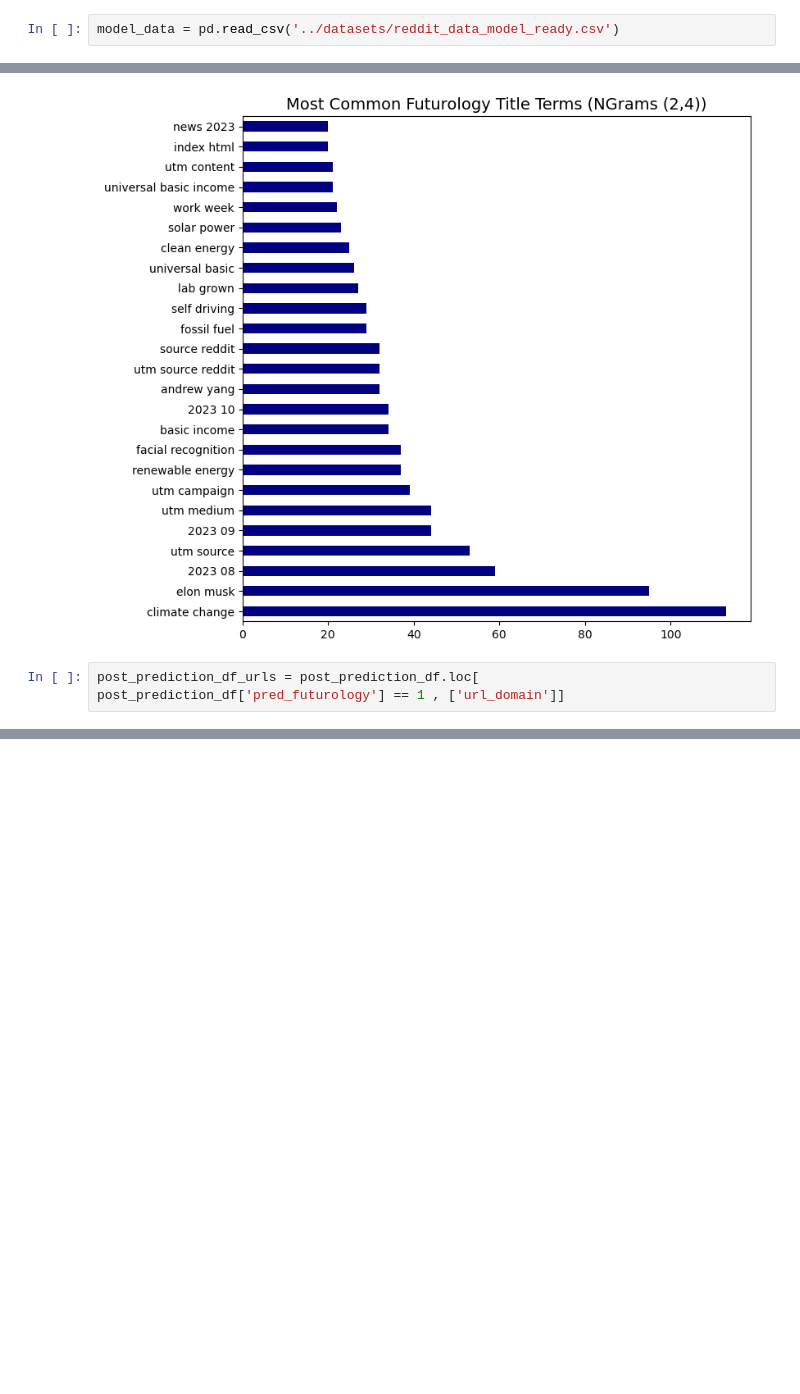
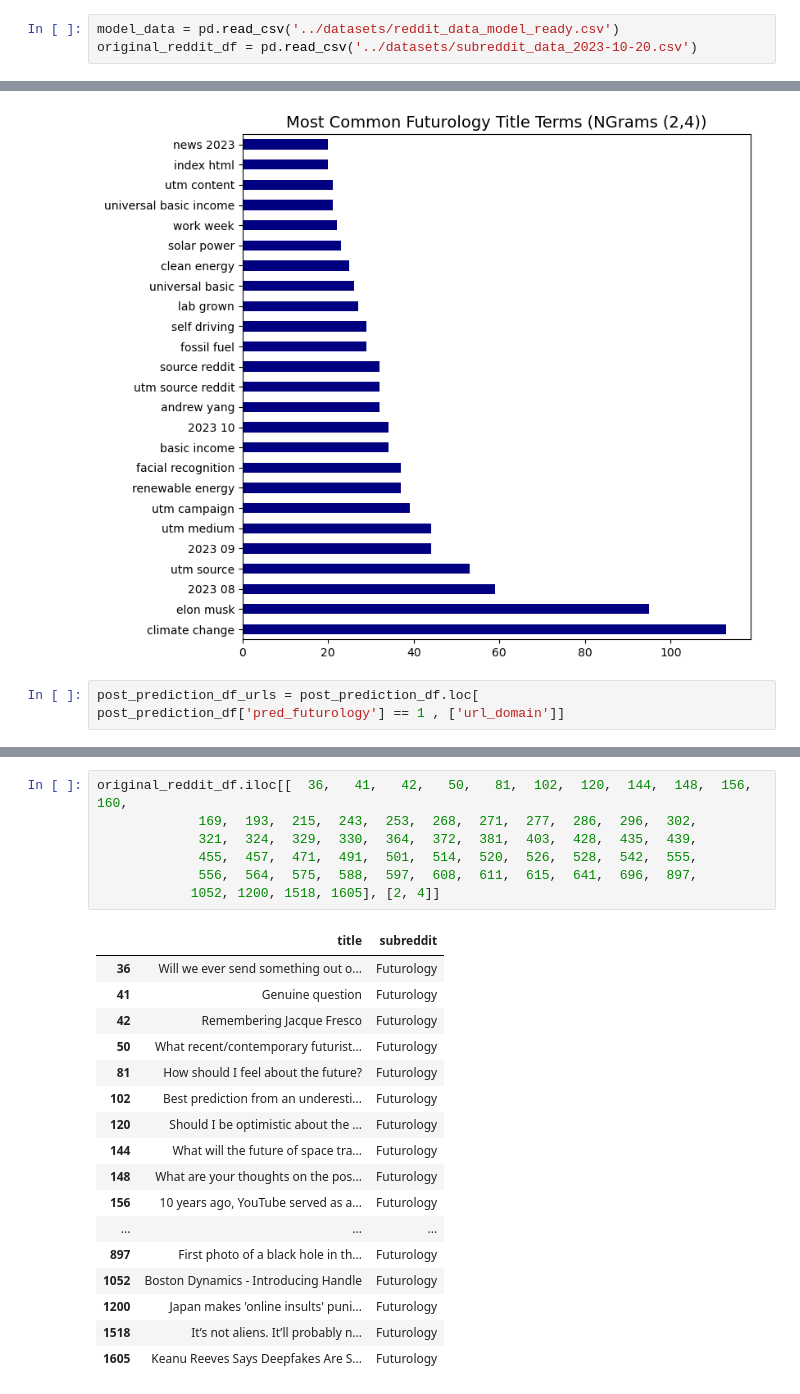
Before and after one commit to mikeminik/subreddit_identification_with_NLP, a Jupyter notebook: code/05_Production Model.ipynb, the cells around one changed output, grey strips where cells are left out. Drawn from its saved outputs; the diff is of its cells as text; blank space fills up the shorter version.

```diff
--- a/code/05_Production Model.ipynb
+++ b/code/05_Production Model.ipynb
@@ -21,6 +21,7 @@ from sklearn.metrics import confusion_matrix, ConfusionMatrixDisplay, recall_sco
 pd.set_option('display.max_colwidth', None)
 # %%
 model_data = pd.read_csv('../datasets/reddit_data_model_ready.csv')
+original_reddit_df = pd.read_csv('../datasets/subreddit_data_2023-10-20.csv')
 # %%
 model_data.fillna('NA', inplace = True)
 # %%
@@ -165,0 +207,25 @@ plt.savefig('../images/common_domains.png')
+# %%
+original_reddit_df.iloc[[  36,   41,   42,   50,   81,  102,  120,  144,  148,  156,  160,
+             169,  193,  215,  243,  253,  268,  271,  277,  286,  296,  302,
+             321,  324,  329,  330,  364,  372,  381,  403,  428,  435,  439,
+             455,  457,  471,  491,  501,  514,  520,  526,  528,  542,  555,
+             556,  564,  575,  588,  597,  608,  611,  615,  641,  696,  897,
+            1052, 1200, 1518, 1605], [2, 4]]
+# %% [output]
+|  | title | subreddit |
+| 36 | Will we ever send something out o... | Futurology |
+| 41 | Genuine question | Futurology |
+| 42 | Remembering Jacque Fresco | Futurology |
+| 50 | What recent/contemporary futurist... | Futurology |
+| 81 | How should I feel about the future? | Futurology |
+| 102 | Best prediction from an underesti... | Futurology |
+| 120 | Should I be optimistic about the ... | Futurology |
+| 144 | What will the future of space tra... | Futurology |
+| 148 | What are your thoughts on the pos... | Futurology |
+| 156 | 10 years ago, YouTube served as a... | Futurology |
+| ... | ... | ... |
+| 897 | First photo of a black hole in th... | Futurology |
+| 1052 | Boston Dynamics - Introducing Handle | Futurology |
+| 1200 | Japan makes 'online insults' puni... | Futurology |
+| 1518 | It’s not aliens. It’ll probably n... | Futurology |
+| 1605 | Keanu Reeves Says Deepfakes Are S... | Futurology |
```
Also changed, not shown: parts of 6 cells of this notebook, 4 other files.
